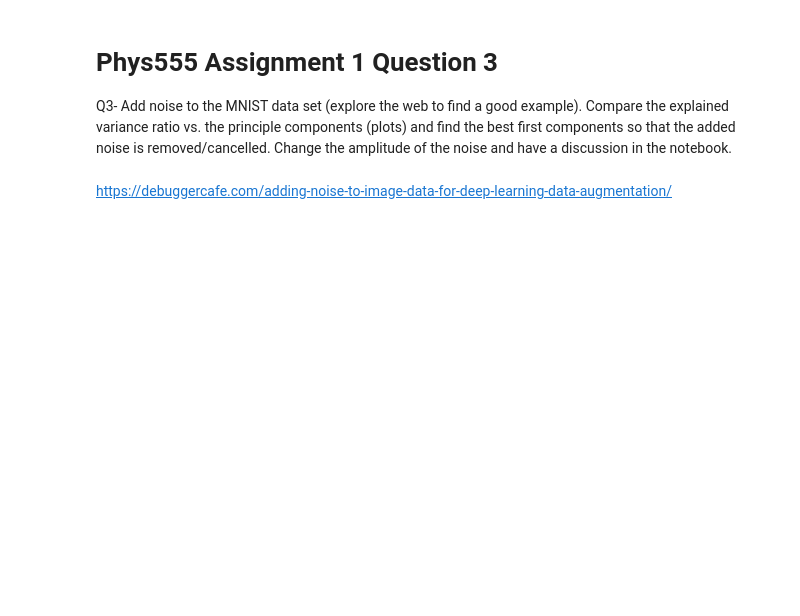
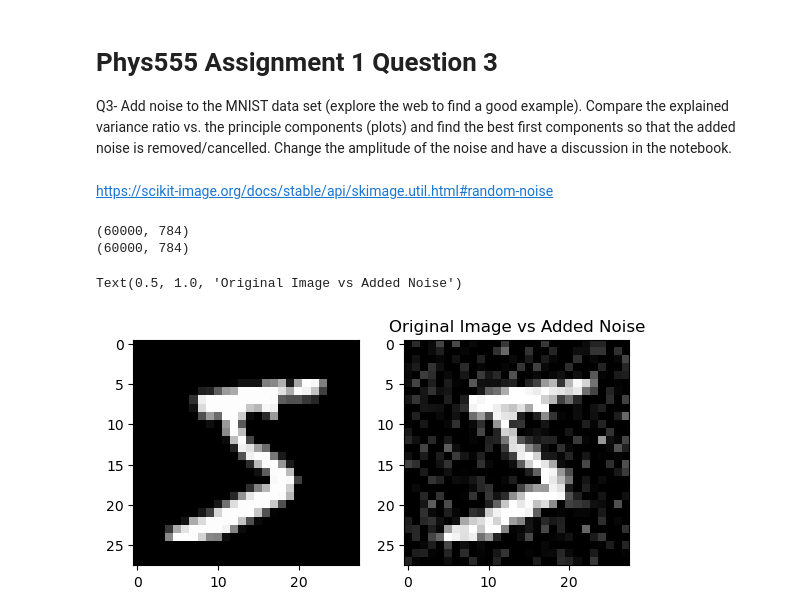
Before and after one commit to karlzam/school, a Jupyter notebook: phys555/assignment01/A1Q3-KZammit.ipynb, the cells around one changed output. Drawn from its saved outputs; the diff is of its cells as text; code cells hidden in the pictures; blank space fills up the shorter version.

```diff
--- a/phys555/assignment01/A1Q3-KZammit.ipynb
+++ b/phys555/assignment01/A1Q3-KZammit.ipynb
@@ -3,7 +3,7 @@
 
 Q3- Add noise to the MNIST data set (explore the web to find a good example). Compare the explained variance ratio vs. the principle components (plots) and find the best first components so that the added noise is removed/cancelled. Change the amplitude of the noise and have a discussion in the notebook.
 # %% [markdown]
-https://debuggercafe.com/adding-noise-to-image-data-for-deep-learning-data-augmentation/
+https://scikit-image.org/docs/stable/api/skimage.util.html#random-noise
 # %%
 from sklearn.decomposition import PCA
 from matplotlib import pyplot as plt
@@ -12 +14,27 @@ from tensorflow.keras.datasets import mnist
+# %%
+(inp_tr, tar_tr), (inp_va, tar_va) = mnist.load_data()
+inp_tr = inp_tr/255.
+inp_va = inp_va/255.
+inp_tr=np.reshape(inp_tr,(-1,28*28))
+inp_va=np.reshape(inp_va,(-1,28*28))
+
+print(inp_tr.shape)
+
+# Would you add noise to the validation set as well? I don't think so...
+
+noisy_images_tr = skimage.util.random_noise(inp_tr, mode='gaussian', seed=None, clip=True, var=0.02)
+#noisy_images = skimage.util.random_noise(inp_tr, mode='s&p', seed=None, clip=True, amount=0.1)
+#noisy_images = skimage.util.random_noise(inp_tr, mode='localvar', seed=None, clip=True)
+print(noisy_images_tr.shape)
+
+# Look at the first image with noise
+fig, (ax1, ax2) = plt.subplots(1,2)
+ax1.imshow(inp_tr[0].reshape(28,28),cmap='gray')
+ax2.imshow(noisy_images_tr[0].reshape(28,28),cmap='gray')
+plt.title('Original Image vs Added Noise')
+# %% [output]
+(60000, 784)
+(60000, 784)
+Text(0.5, 1.0, 'Original Image vs Added Noise')
+[figure, added]
 # %%
```
Also changed, not shown: parts of 2 cells of this notebook.
